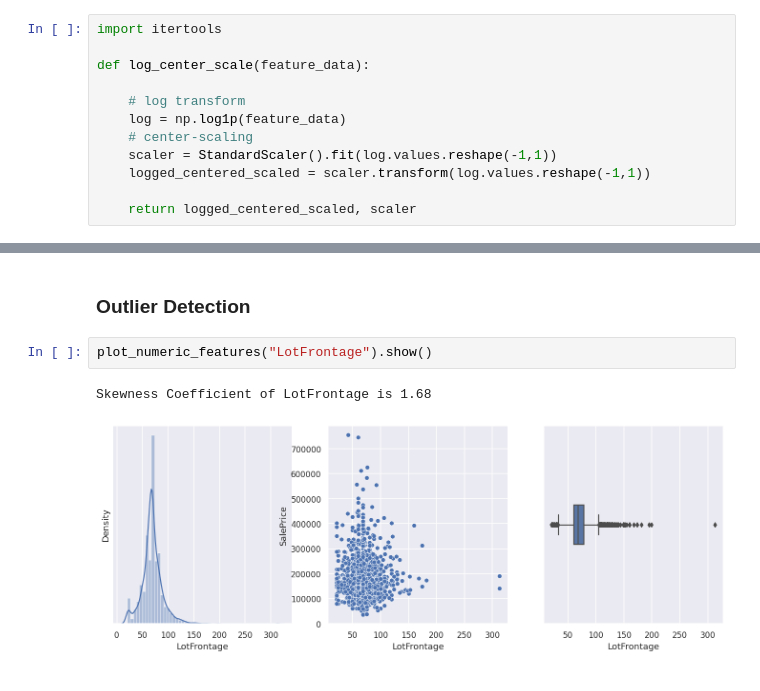
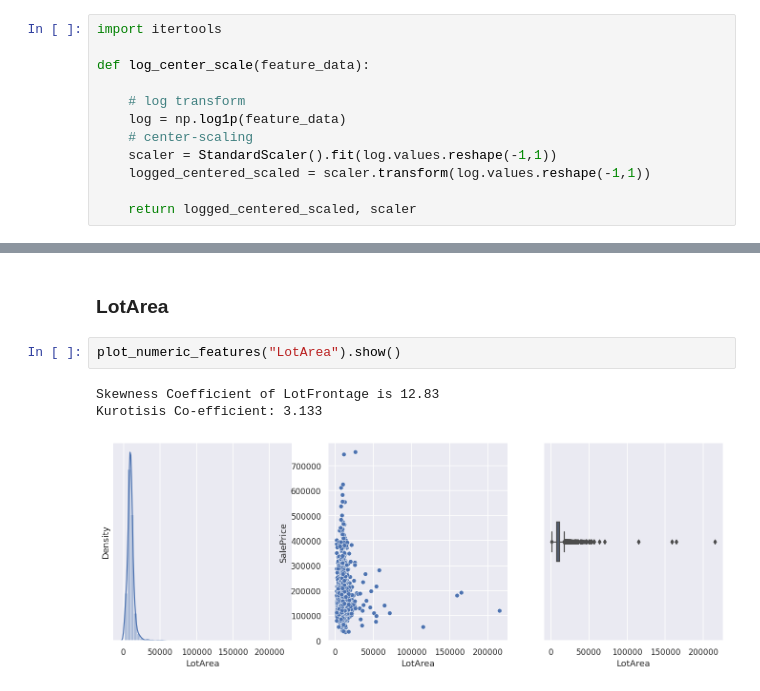
Before and after one commit to Blizter/regression-techniques, a Jupyter notebook: notebooks/variables_processing.ipynb, the cells around one changed output, grey strips where cells are left out. Cells and saved outputs as stored; diff of their text form.

Commit message:
processing continuous numerical variables

```diff
--- a/notebooks/variables_processing.ipynb
+++ b/notebooks/variables_processing.ipynb
@@ -483,8 +495,9 @@ Skewness Coefficient of LotFrontage is 1.68
 [figure]
-# %% [markdown]
-### Outlier Detection
+# %% [markdown]
+### LotArea
 # %%
-plot_numeric_features("LotFrontage").show()
+plot_numeric_features("LotArea").show()
 # %% [output]
-Skewness Coefficient of LotFrontage is 1.68
+Skewness Coefficient of LotFrontage is 12.83
+Kurotisis Co-efficient: 3.133
-[figure, old version]
+[figure, new version]
```
Also changed, not shown: parts of 16 cells of this notebook.
